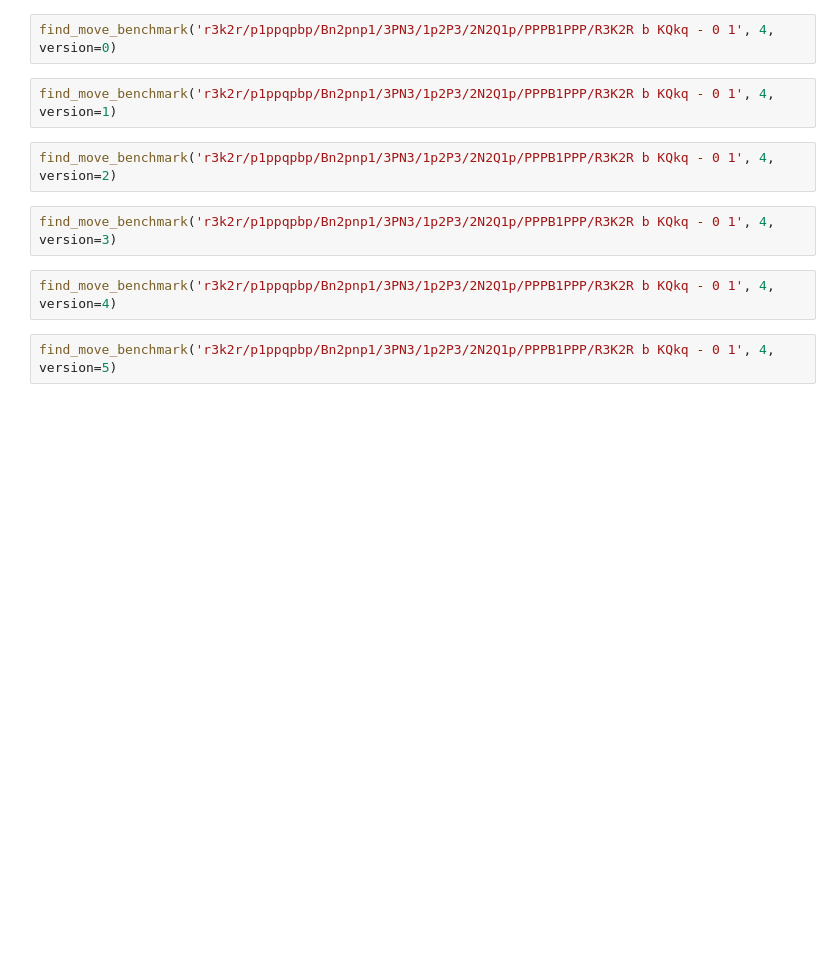
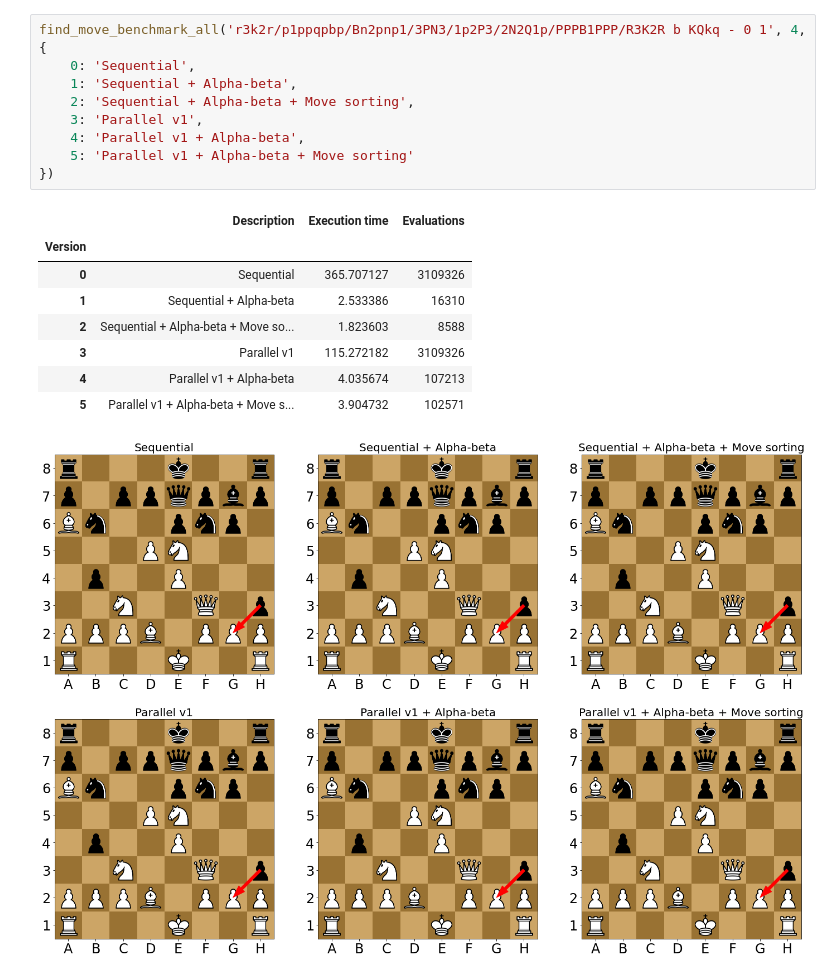
Before and after one commit to vv-hieu/ParallelChessEngine, a Jupyter notebook: ChessEngineTest.ipynb, the cells around one changed output. Cells and saved outputs as stored; diff of their text form; blank space fills up the shorter version.

```diff
--- a/ChessEngineTest.ipynb
+++ b/ChessEngineTest.ipynb
@@ -23,12 +41,19 @@ def find_move_benchmark(fen: str, search_depth: int, version: int = 0) -> Move:
 # %%
-find_move_benchmark('r3k2r/p1ppqpbp/Bn2pnp1/3PN3/1p2P3/2N2Q1p/PPPB1PPP/R3K2R b KQkq - 0 1', 4, version=0)
+find_move_benchmark_all('r3k2r/p1ppqpbp/Bn2pnp1/3PN3/1p2P3/2N2Q1p/PPPB1PPP/R3K2R b KQkq - 0 1', 4, {
+    0: 'Sequential',
+    1: 'Sequential + Alpha-beta',
+    2: 'Sequential + Alpha-beta + Move sorting',
+    3: 'Parallel v1',
+    4: 'Parallel v1 + Alpha-beta',
+    5: 'Parallel v1 + Alpha-beta + Move sorting'
+})
+# %% [output]
+|  | Description | Execution time | Evaluations |
+| Version |  |  |  |
+| 0 | Sequential | 365.707127 | 3109326 |
+| 1 | Sequential + Alpha-beta | 2.533386 | 16310 |
+| 2 | Sequential + Alpha-beta + Move so... | 1.823603 | 8588 |
+| 3 | Parallel v1 | 115.272182 | 3109326 |
+| 4 | Parallel v1 + Alpha-beta | 4.035674 | 107213 |
+| 5 | Parallel v1 + Alpha-beta + Move s... | 3.904732 | 102571 |
+[figure, added]
-# %%
-find_move_benchmark('r3k2r/p1ppqpbp/Bn2pnp1/3PN3/1p2P3/2N2Q1p/PPPB1PPP/R3K2R b KQkq - 0 1', 4, version=1)
-# %%
-find_move_benchmark('r3k2r/p1ppqpbp/Bn2pnp1/3PN3/1p2P3/2N2Q1p/PPPB1PPP/R3K2R b KQkq - 0 1', 4, version=2)
-# %%
-find_move_benchmark('r3k2r/p1ppqpbp/Bn2pnp1/3PN3/1p2P3/2N2Q1p/PPPB1PPP/R3K2R b KQkq - 0 1', 4, version=3)
-# %%
-find_move_benchmark('r3k2r/p1ppqpbp/Bn2pnp1/3PN3/1p2P3/2N2Q1p/PPPB1PPP/R3K2R b KQkq - 0 1', 4, version=4)
-# %%
-find_move_benchmark('r3k2r/p1ppqpbp/Bn2pnp1/3PN3/1p2P3/2N2Q1p/PPPB1PPP/R3K2R b KQkq - 0 1', 4, version=5)
```
Also changed, not shown: parts of 2 cells of this notebook, 1 other file.
